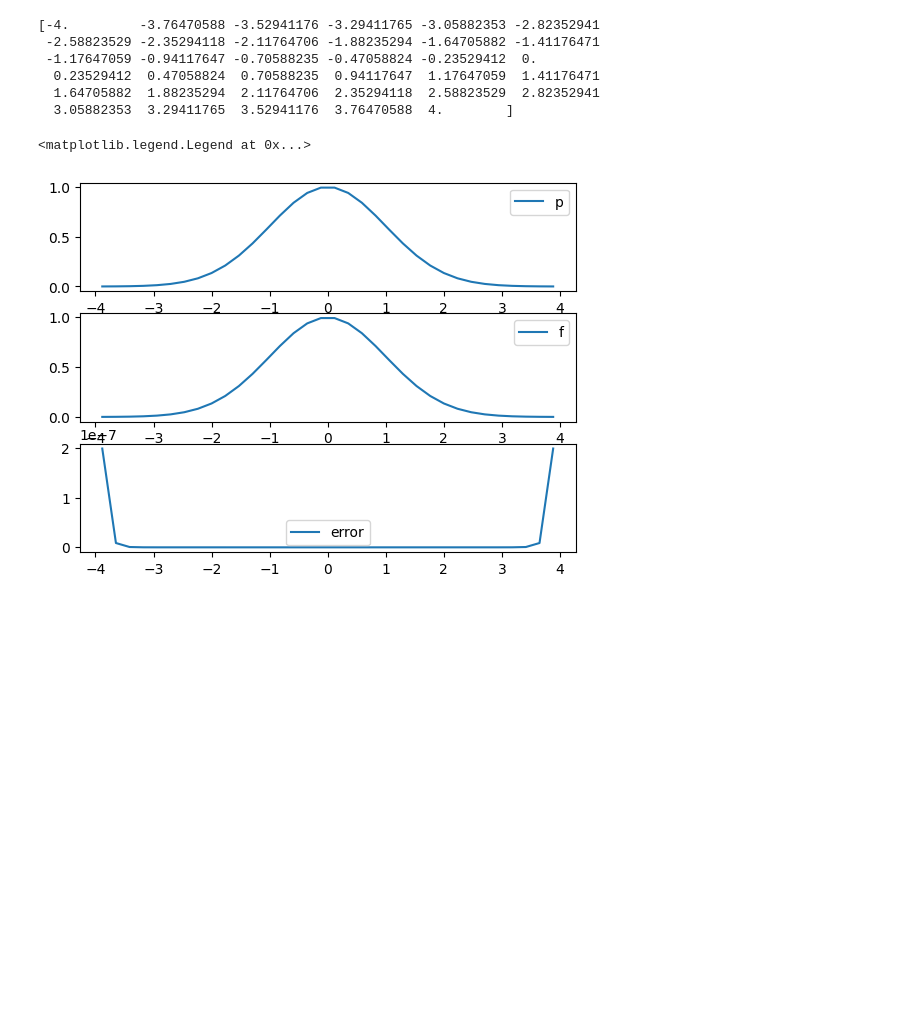
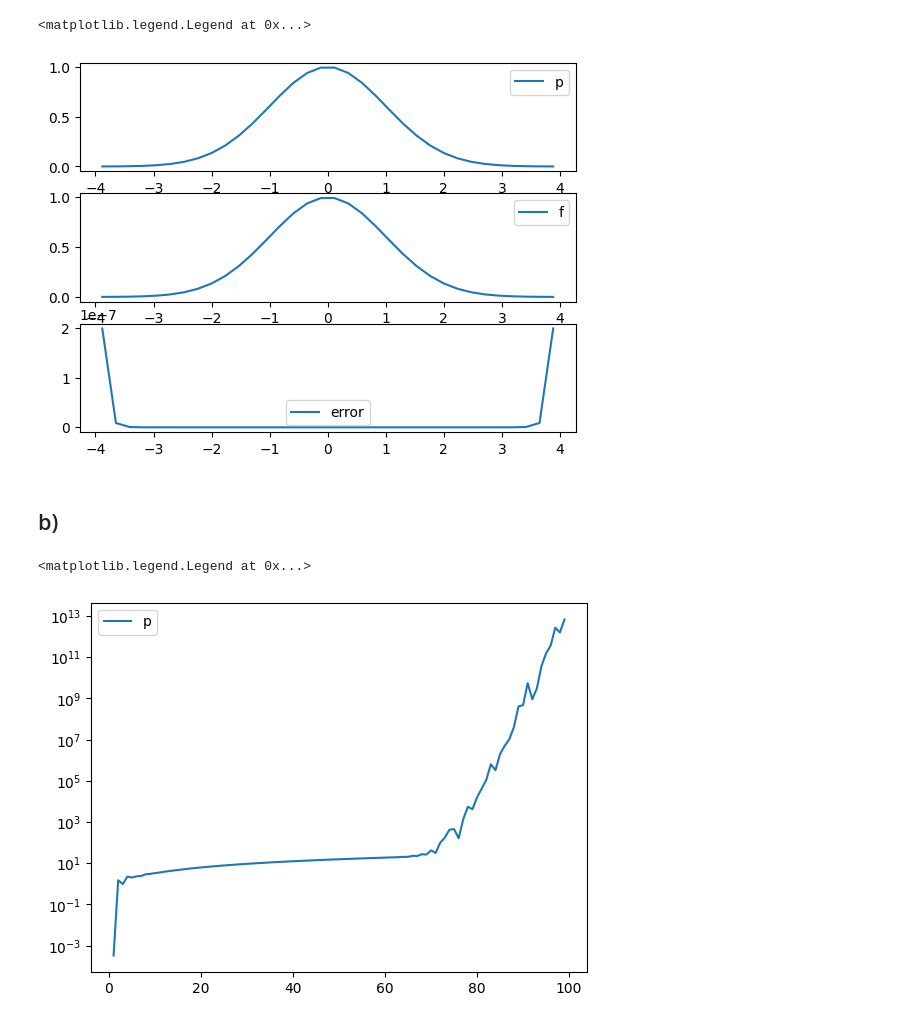
Before and after one commit to finndaut/24bnu, a Jupyter notebook: U03.ipynb, the cells around one changed output. Cells and saved outputs as stored; diff of their text form; code cells hidden in the pictures; blank space fills up the shorter version.

```diff
--- a/U03.ipynb
+++ b/U03.ipynb
@@ -1,7 +4,6 @@
 # %%
 import numpy as np
 import matplotlib.pyplot as plt
-
 
 
 m=34
@@ -11,7 +13,7 @@ b = 4
 i_range = np.arange(m + 1)
 x_range = a + (b-a) / m * i_range
 t_range = (x_range[1:]+x_range[:-1]) / 2
-print(x_range)
+
 
 def newton(x_val):
     m =  len(x_range)
@@ -23,11 +25,17 @@ def newton(x_val):
         b_list[i,i:m] = np.diff(b_list[i-1,i-1:m]) / (x_range[i:m]-x_range[0:m-i])
         ret += b_list[i][i] * np.prod(x_val-x_range[0:i])
     return ret
+
+
 newton = np.vectorize(newton)
 
 newton_range = newton(t_range)
 exp_range = np.exp(- t_range ** 2 / 2)
 error_range = abs(newton_range-exp_range)
+
+# print(newton_range)
+# print(exp_range)
+# print(error_range)
 
 fig, ax = plt.subplots(3)
 ax[0].plot(t_range, newton_range, label='p')
@@ -37,11 +45,48 @@ ax[1].legend()
 ax[2].plot(t_range, error_range, label='error')
 ax[2].legend()
 # %% [output]
-[-4.         -3.76470588 -3.52941176 -3.29411765 -3.05882353 -2.82352941
- -2.58823529 -2.35294118 -2.11764706 -1.88235294 -1.64705882 -1.41176471
- -1.17647059 -0.94117647 -0.70588235 -0.47058824 -0.23529412  0.
-  0.23529412  0.47058824  0.70588235  0.94117647  1.17647059  1.41176471
-  1.64705882  1.88235294  2.11764706  2.35294118  2.58823529  2.82352941
-  3.05882353  3.29411765  3.52941176  3.76470588  4.        ]
+<matplotlib.legend.Legend at 0x...>
-<matplotlib.legend.Legend at 0x...>
 [figure]
+# %% [markdown]
+## b)
+# %%
+import numpy as np
+import matplotlib.pyplot as plt
+
+m_range = np.arange(1,100)
+a = -4
+b = 4
+
+def em(m):
+    i_range = np.arange(m + 1)
+    x_range = a + (b-a) / m * i_range
+    t_range = (x_range[1:]+x_range[:-1]) / 2
+
+
+    def newton(x_val):
+        m =  len(x_range)
+        s_range = np.exp(- x_range ** 2 / 2)
+        b_list = np.zeros(shape=(m,m))
+        b_list[0] = s_range
+        ret = b_list[0][0]
+        for i in range(1,m):
+            b_list[i,i:m] = np.diff(b_list[i-1,i-1:m]) / (x_range[i:m]-x_range[0:m-i])
+            ret += b_list[i][i] * np.prod(x_val-x_range[0:i])
+        return ret
+
+
+    newton = np.vectorize(newton)
+
+    return np.linalg.norm(newton(t_range), ord=1)
+
+
+em = np.vectorize(em)
+
+em(m_range)
+
+fig, ax = plt.subplots()
+ax.semilogy(m_range, em(m_range), label='p')
+ax.legend()
+# %% [output]
+<matplotlib.legend.Legend at 0x...>
+[figure, added]
```
Also changed, not shown: parts of 1 cell of this notebook.
